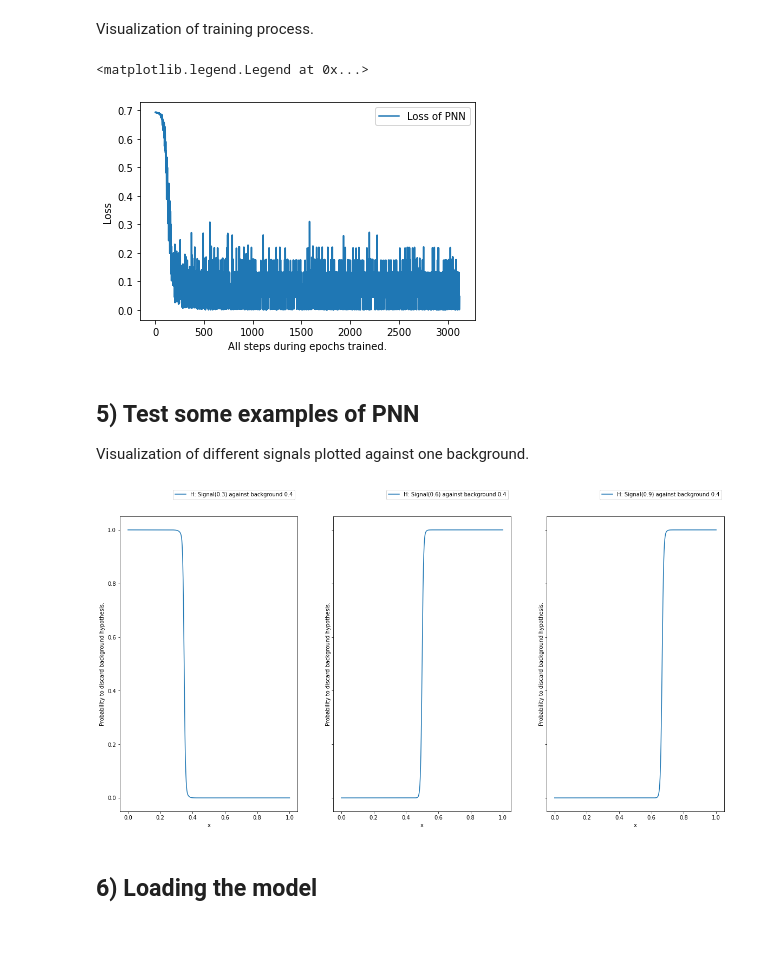
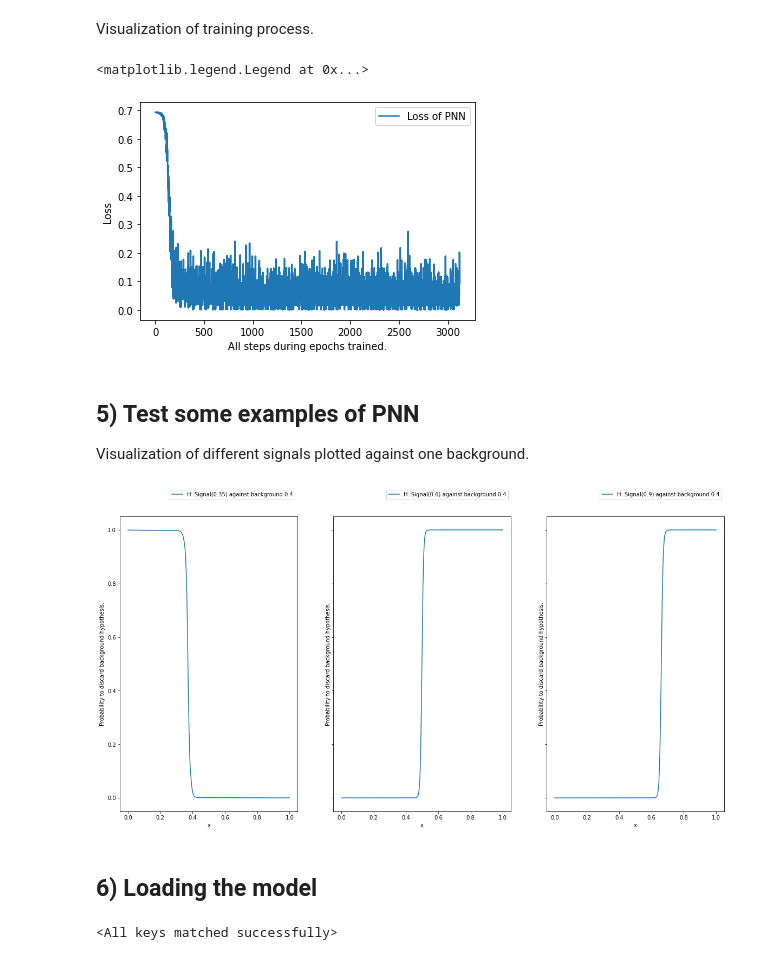
Before and after one commit to leonrenn/datascience_seminar, a Jupyter notebook: ParameterizedNeuralNetwork/PNN_1d.ipynb, the cells around one changed output. Saved outputs shown, nothing was run; the diff lists cells and outputs as text; code cells hidden in the pictures.

Commit message:
Corrected the path for loading the model and updated the README.

```diff
--- a/ParameterizedNeuralNetwork/PNN_1d.ipynb
+++ b/ParameterizedNeuralNetwork/PNN_1d.ipynb
@@ -36,7 +36,7 @@ from torch.utils.data import DataLoader, Dataset
 class CustomDataset(Dataset):
     def __init__(self, x_range_lower: float = 0.0,
                         x_range_upper: float = 1.0,
-                        trained_params: int = 10,
+                        trained_params: int = 20,
                        data_points: int = 1000,
                        total_generations: int = 10000):
         """Generates data for NN training. Output is the parameterized data
@@ -46,7 +46,7 @@ class CustomDataset(Dataset):
             x_range_lower (float, optional): Lower border of data training. Defaults to 0.0.
             x_range_upper (float, optional): Upper border of data training. Defaults to 1.0.
             trained_params (int, optional): Devides range from lower to upper bound into equal segments to
-            improve scaling performance on the training range. Defaults to 10.
+            improve scaling performance on the training range. Defaults to 20.
             data_points (int, optional): Amount of data points generated per each event. Defaults to 1000.
             total_generations (int, optional): Amount of events that the NN is trained on. Defaults to 10000.
         """
@@ -210,7 +210,7 @@ plt.ylabel("Loss")
 plt.legend()
 # %% [output]
 <matplotlib.legend.Legend at 0x...>
-[figure, old version]
+[figure, new version]
 # %% [markdown]
 ## 5) Test some examples of PNN
 
@@ -221,7 +221,7 @@ x_range = np.linspace(0.00, 1.00, 1000)
 
 # background and signals
 bg = 0.400
-signals = [0.300, 0.600, 0.900]
+signals = [0.35, 0.600, 0.900]
 
 # different subplots for the results
 fig, axes = plt.subplots(ncols=len(signals), sharey=True)
@@ -230,34 +230,34 @@ fig.set_figwidth(20)
 
 # iterating through the binary classification processes
 
 for signal_idx, signal in enumerate(signals):
 
     # generating background and hypothesis
     hypothesis = np.ones_like(x_range) * signal
     background = np.ones_like(x_range) * bg
 
     # creation data vector for the PNN
     data = np.empty((1000, 3))
     data[:, 0] = x_range
     data[:, 1] = background
     data[:, 2] = hypothesis
 
     # pushing to tensor format
     data_tensor = torch.tensor(data).float()
 
     # model evaluation
     res = model(data_tensor).detach().numpy()
 
 
     axes[signal_idx].plot(x_range, res, label=f"H: Signal({signal}) against background {bg}")
     axes[signal_idx].set_ylabel("Probability to discard background hypothesis.")
     axes[signal_idx].legend(bbox_to_anchor=(1, 1.1))
     axes[signal_idx].set_xlabel("x")
 
 
 plt.show()
 # %% [output]
-[figure, old version]
+[figure, new version]
 # %% [markdown]
 ## 6) Loading the model
 # %%
@@ -266,5 +266,7 @@ PATH: str = "/tmp/PNN_1d.pth"
 
 # load model from
 model = ParameterizedNeuralNet()
-PNN_state_dict = torch.load(PATH)
+PNN_state_dict = torch.load(os.getcwd()+PATH)
 model.load_state_dict(PNN_state_dict)
+# %% [output]
+<All keys matched successfully>
```
Also changed, not shown: parts of 1 cell of this notebook, 4 other files.
